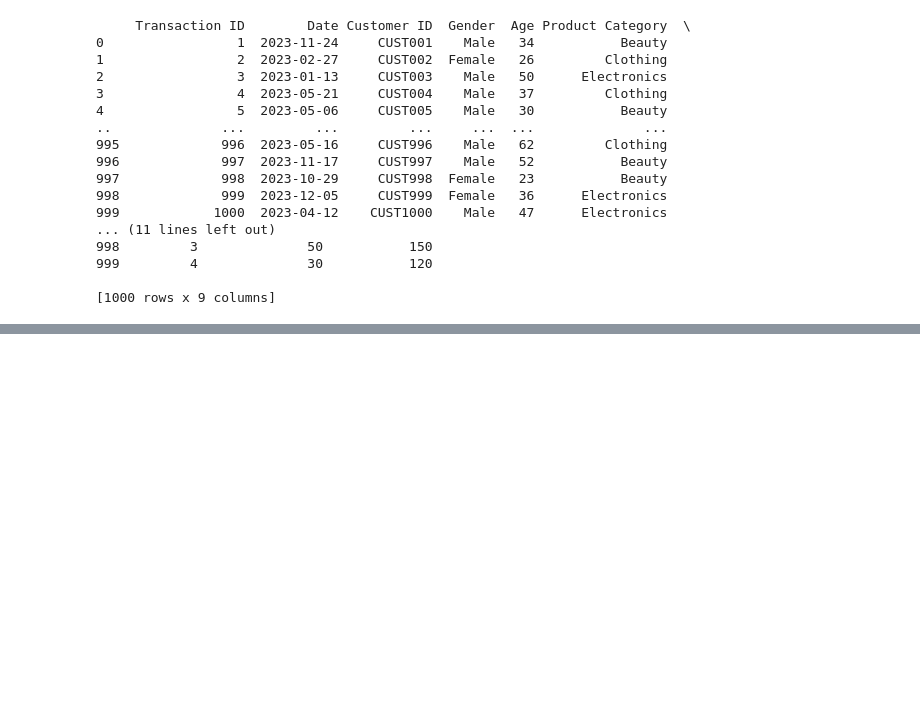
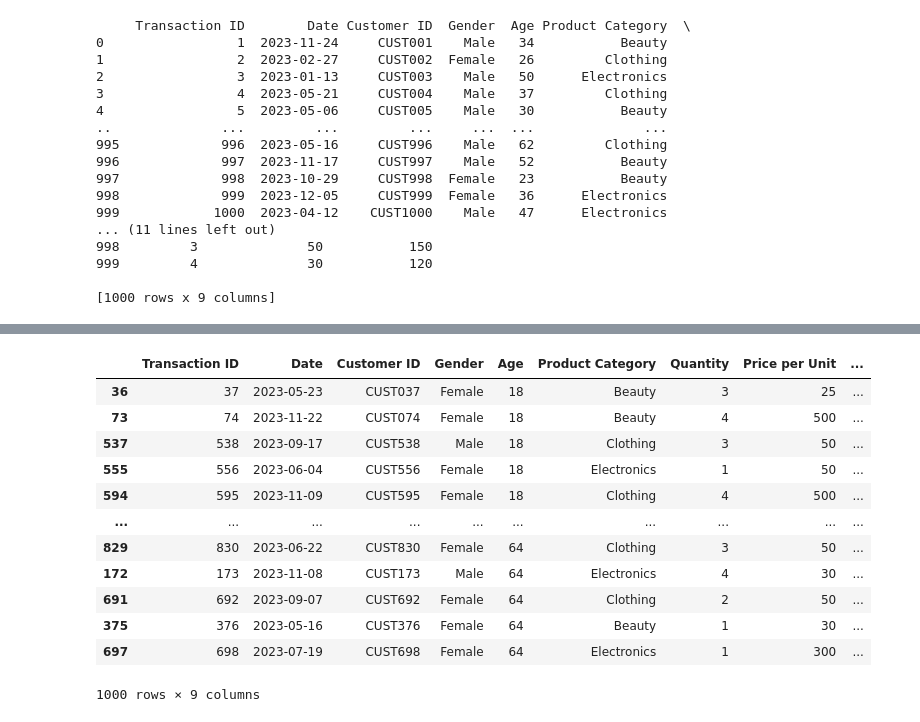
Before and after one commit to yadavkunalbarwani-ship-it/reteail__dataset_project, a Jupyter notebook: reteail_project_work.ipynb, the cells around one changed output, grey strips where cells are left out. Drawn from its saved outputs; the diff is of its cells as text; code cells hidden in the pictures; blank space fills up the shorter version.

```diff
--- a/reteail_project_work.ipynb
+++ b/reteail_project_work.ipynb
@@ -53,0 +105,16 @@ print(data)
+# %%
+data.sort_values(by='Age')
+# %% [output]
+|  | Transaction ID | Date | Customer ID | Gender | Age | Product Category | Quantity | Price per Unit | ... |
+| 36 | 37 | 2023-05-23 | CUST037 | Female | 18 | Beauty | 3 | 25 | ... |
+| 73 | 74 | 2023-11-22 | CUST074 | Female | 18 | Beauty | 4 | 500 | ... |
+| 537 | 538 | 2023-09-17 | CUST538 | Male | 18 | Clothing | 3 | 50 | ... |
+| 555 | 556 | 2023-06-04 | CUST556 | Female | 18 | Electronics | 1 | 50 | ... |
+| 594 | 595 | 2023-11-09 | CUST595 | Female | 18 | Clothing | 4 | 500 | ... |
+| ... | ... | ... | ... | ... | ... | ... | ... | ... | ... |
+| 829 | 830 | 2023-06-22 | CUST830 | Female | 64 | Clothing | 3 | 50 | ... |
+| 172 | 173 | 2023-11-08 | CUST173 | Male | 64 | Electronics | 4 | 30 | ... |
+| 691 | 692 | 2023-09-07 | CUST692 | Female | 64 | Clothing | 2 | 50 | ... |
+| 375 | 376 | 2023-05-16 | CUST376 | Female | 64 | Beauty | 1 | 30 | ... |
+| 697 | 698 | 2023-07-19 | CUST698 | Female | 64 | Electronics | 1 | 300 | ... |
+1000 rows × 9 columns
```
Also changed, not shown: parts of 24 cells of this notebook.
